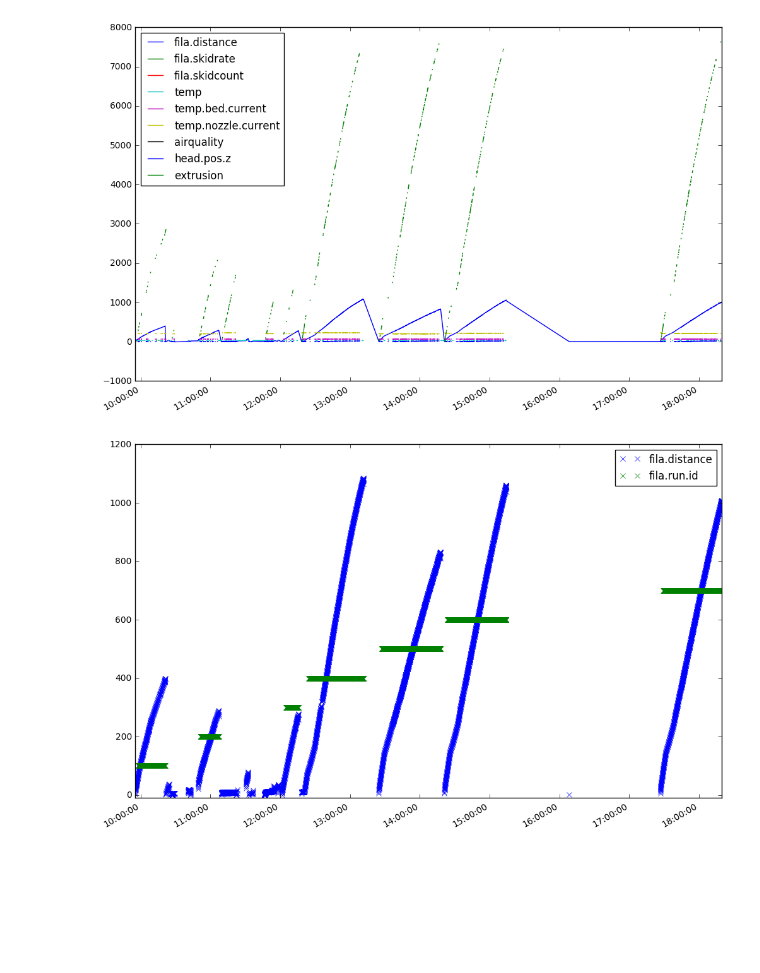
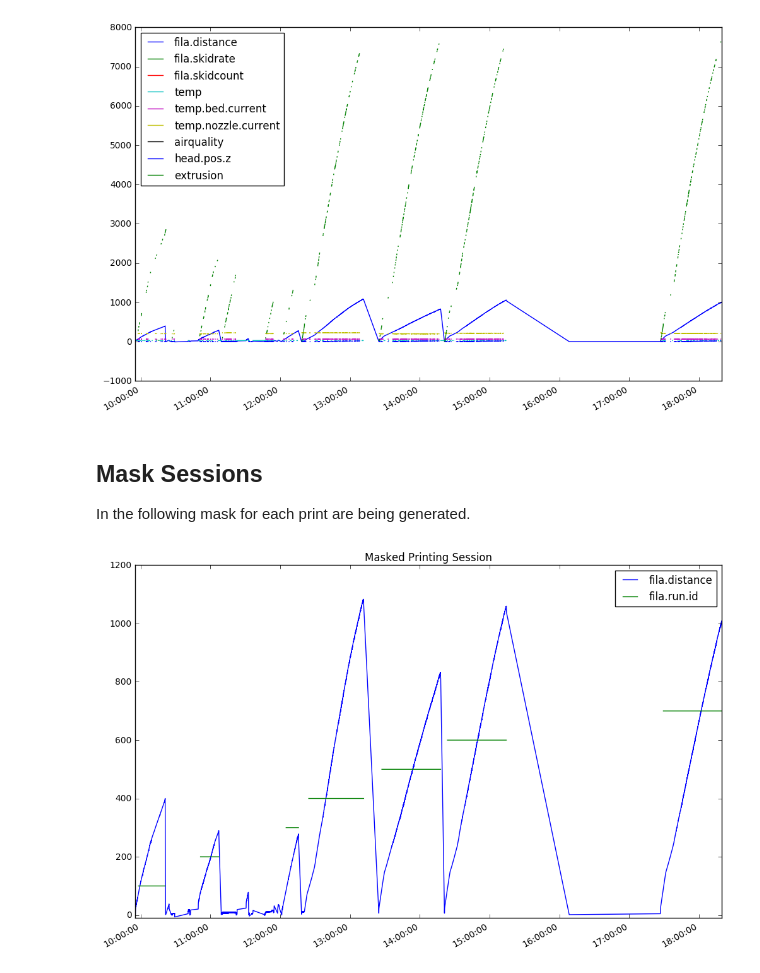
Before and after one commit to jinnerbichler/iot-lab-analysis, a Jupyter notebook: iot_lab_analysis.ipynb, the cells around one changed output. Drawn from its saved outputs; the diff is of its cells as text; code cells hidden in the pictures; blank space fills up the shorter version.

```diff
--- a/iot_lab_analysis.ipynb
+++ b/iot_lab_analysis.ipynb
@@ -59,21 +59,26 @@ df.plot(figsize=(12, 8))
 plt.show()
 # %% [output]
 [figure]
+# %% [markdown]
+## Mask Sessions
+In the following mask for each print are being generated.
 # %%
 # create session mask and ids
 fila_distance = df['fila.distance']
 fila_run_id = mask_print_session(fila_distance)
 
 # plot print sessions ids
 diff_data = fila_distance.to_frame()
 diff_data['fila.run.id'] = fila_run_id * 100 # make it visible in plot
-diff_data.plot(figsize=(12, 8), ylim=[-10, 1200], style='x',
+diff_data.plot(figsize=(12, 8), ylim=[-10, 1200]# , style='x',
 #                xlim=[datetime.datetime(year=2016, month=12, day=23, hour=9, minute=55),
 #                      datetime.datetime(year=2016, month=12, day=23, hour=10, minute=55)]
               )
+
+plt.title('Masked Printing Session')
 plt.show()
 
 # add to main dataframe
 df['fila.run.id'] = fila_run_id
 # %% [output]
-[figure, old version]
+[figure, new version]
```
Also changed, not shown: parts of 4 cells of this notebook, 2 other files.
